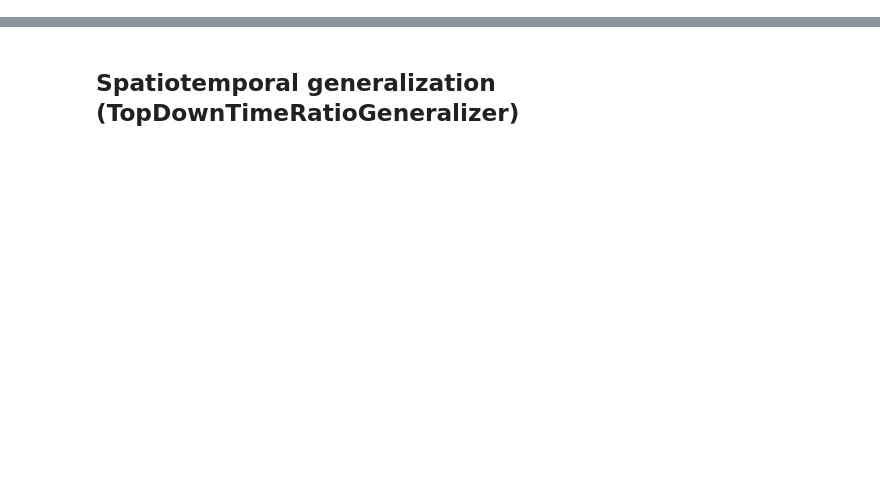
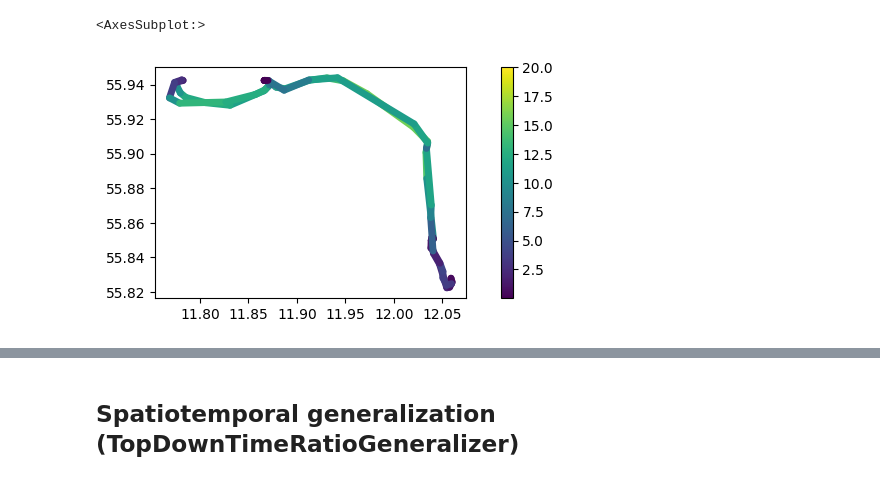
Before and after one commit to MobilityDB/PyMEOS, a Jupyter notebook: pymeos_examples/MovingPandas/MovingPandas - PyMEOS - Generalization.ipynb, the cells around one changed output, grey strips where cells are left out. Cells and saved outputs as stored; diff of their text form; code cells hidden in the pictures; blank space fills up the shorter version.

```diff
--- a/pymeos_examples/MovingPandas/MovingPandas - PyMEOS - Generalization.ipynb
+++ b/pymeos_examples/MovingPandas/MovingPandas - PyMEOS - Generalization.ipynb
@@ -55,5 +65,8 @@ dp_generalized.plot(column='speed', vmax=20, **plot_defaults)
 # %%
-dp_generalized_pymeos = sequence.simplify(synchronized=False, tolerance=0.001).to_trajectory()
+dp_generalized_pymeos = mpd.Trajectory(sequence.simplify(synchronized=False, tolerance=0.001).to_dataframe(), traj_id=219027804)
 dp_generalized_pymeos.plot(column='speed', vmax=20, **plot_defaults)
+# %% [output]
+<AxesSubplot:>
+[figure, added]
 # %%
 dp_generalized
```
Also changed, not shown: parts of 13 cells of this notebook, 2 other files.
